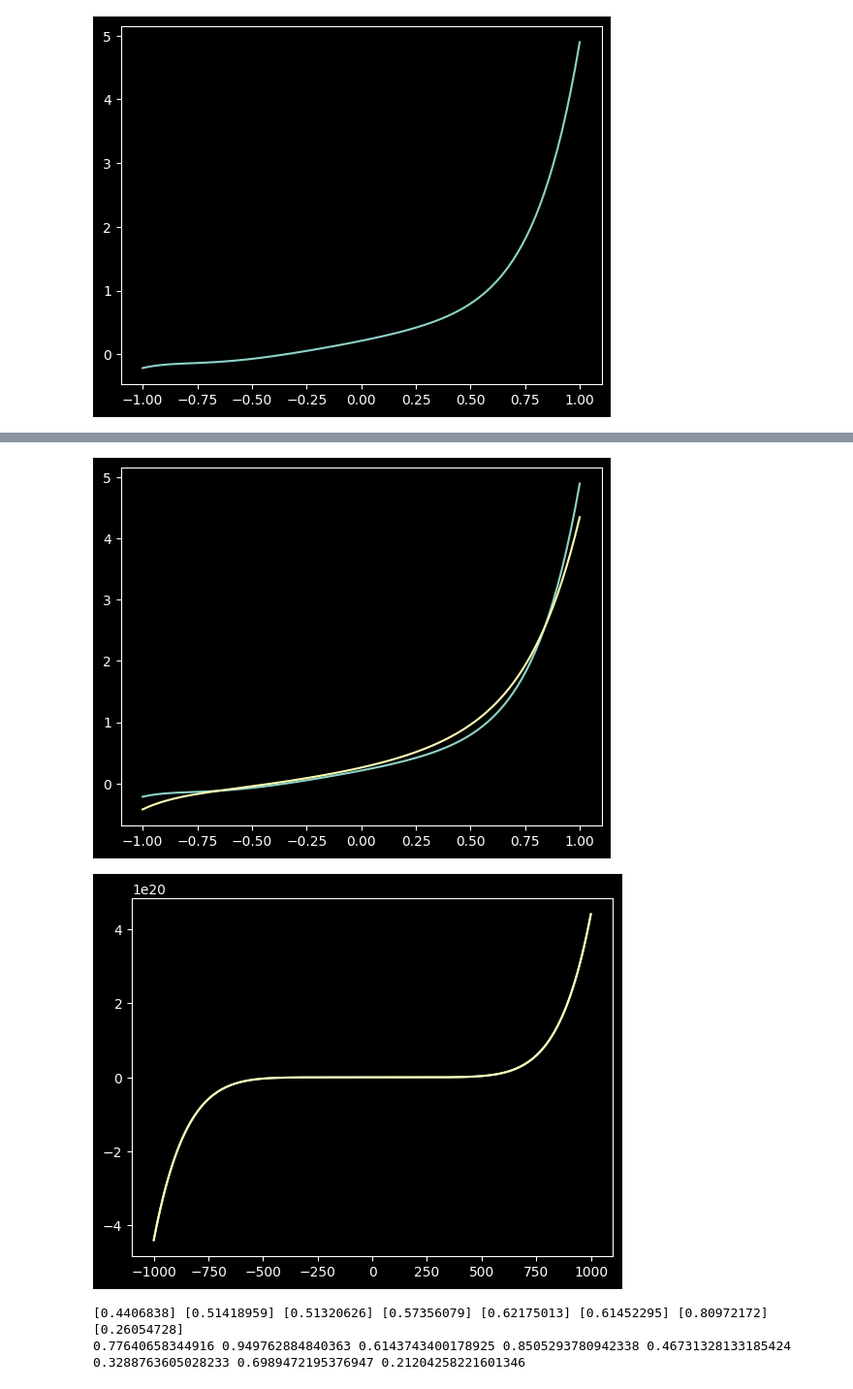
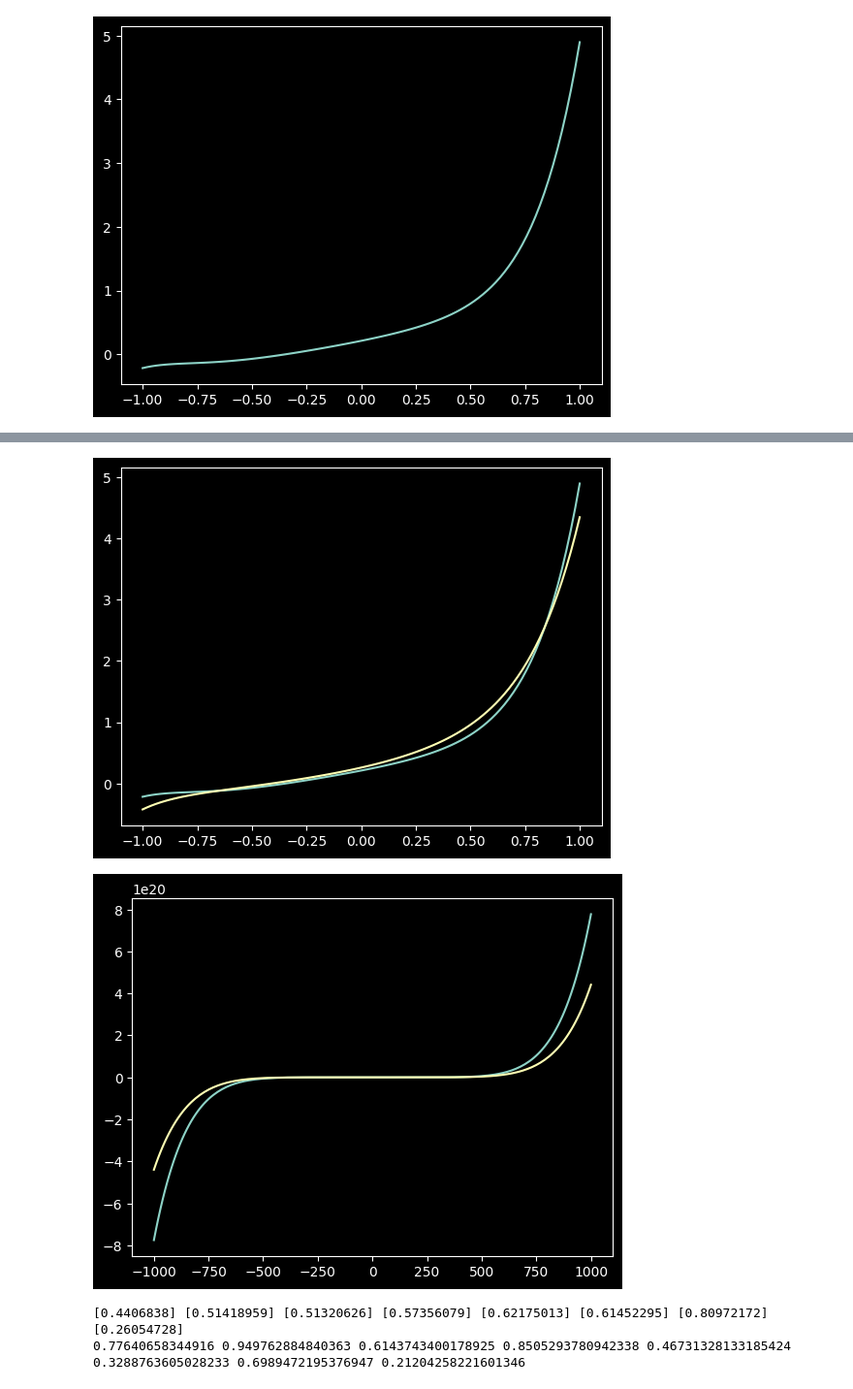
Before and after one commit to EduardDumitrescul/machine-learning-from-scratch, a Jupyter notebook: src/experiments/stochastic_gradient_descent.ipynb, the cells around one changed output, grey strips where cells are left out. Shown at 97% size. Saved outputs shown, nothing was run; the diff lists cells and outputs as text; code cells hidden in the pictures.

```diff
--- a/src/experiments/stochastic_gradient_descent.ipynb
+++ b/src/experiments/stochastic_gradient_descent.ipynb
@@ -46,34 +46,34 @@ for epoch in range(epochs):
         y_pred = compute_polynomial(params, x)
         loss = mse_loss(y_pred, y)
         total_loss += loss.value
 
         loss.backward()
         optimizer.step()
 
     losses.append(total_loss)
 
 params_value = [p.value for p in params]
 
 
 
 plt.plot(losses)
 plt.show()
 
 plt.plot(indices, values)
 plt.plot(indices, [np.polyval(params_value, x) for x in indices])
 plt.show()
 
 extended_indices = np.linspace(-1000, 1000, 200)
-extended_values = np.polyval(params_value, extended_indices)
+extended_values = np.polyval(coeffs, extended_indices)
 plt.plot(extended_indices, extended_values)
 plt.plot(extended_indices, [np.polyval(params_value, x) for x in extended_indices])
 plt.show()
 
 print(*[p.value for p in params])
 print(*coeffs)
 # %% [output]
 [figure]
 [figure]
-[figure, old version]
+[figure, new version]
 [0.4406838] [0.51418959] [0.51320626] [0.57356079] [0.62175013] [0.61452295] [0.80972172] [0.26054728]
 0.77640658344916 0.949762884840363 0.6143743400178925 0.8505293780942338 0.46731328133185424 0.3288763605028233 0.6989472195376947 0.21204258221601346
```
Also changed, not shown: 3 other files.
